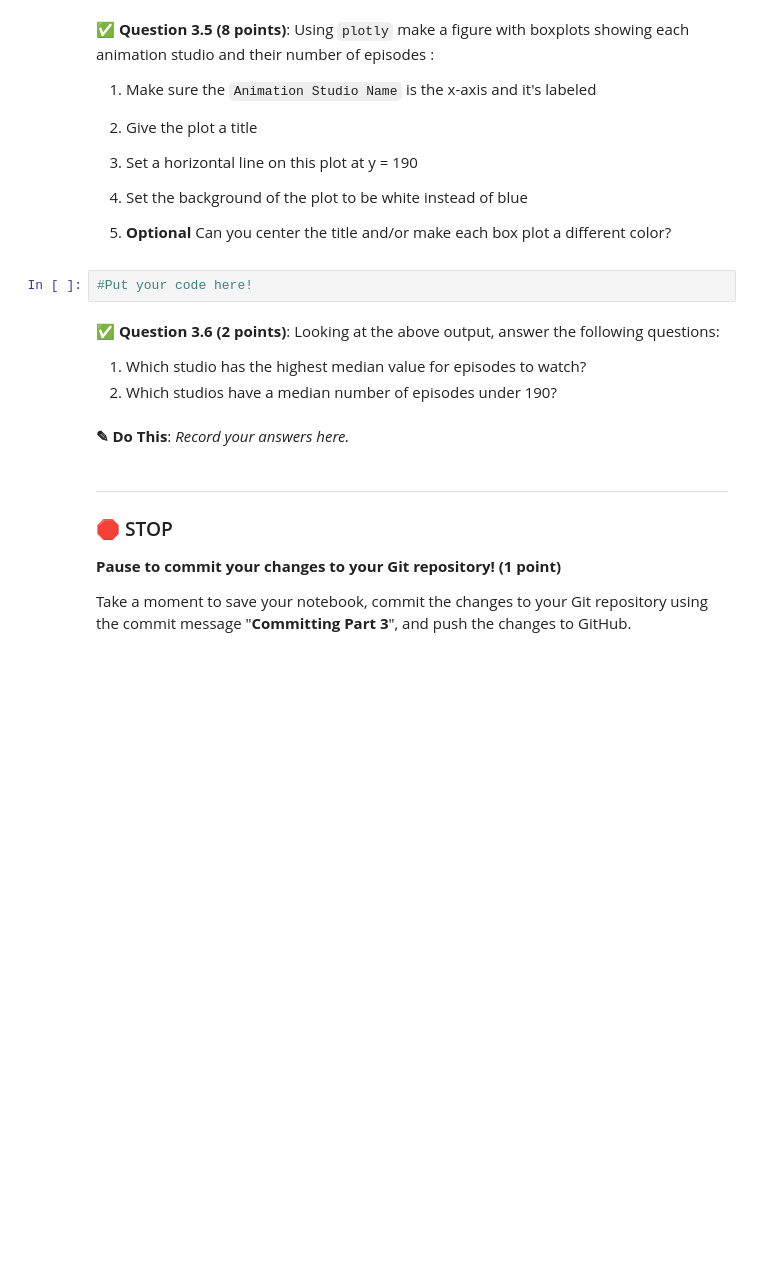
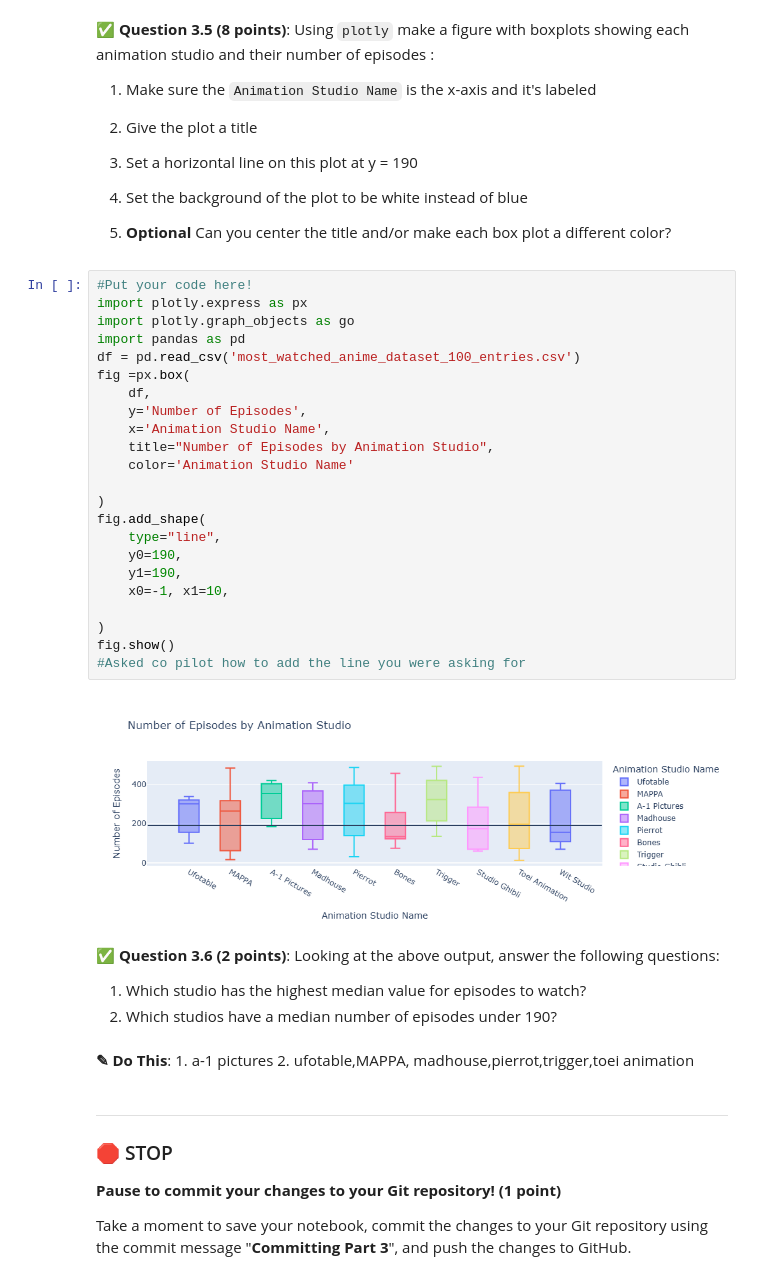
Before and after one commit to jared-evans14/cmse202-s25-turnin, a Jupyter notebook: exams/midterm/CMSE202-Midterm-Section002-JaredEvans.ipynb, the cells around one changed output. Drawn from its saved outputs; the diff is of its cells as text; blank space fills up the shorter version.

```diff
--- a/exams/midterm/CMSE202-Midterm-Section002-JaredEvans.ipynb
+++ b/exams/midterm/CMSE202-Midterm-Section002-JaredEvans.ipynb
@@ -302,13 +363,36 @@ This dataset contains more information that we care about at the moment.
 5. **Optional** Can you center the title and/or make each box plot a different color?
 # %%
 #Put your code here!
+import plotly.express as px
+import plotly.graph_objects as go
+import pandas as pd
+df = pd.read_csv('most_watched_anime_dataset_100_entries.csv')
+fig =px.box(
+    df,
+    y='Number of Episodes',
+    x='Animation Studio Name',
+    title="Number of Episodes by Animation Studio",
+    color='Animation Studio Name'
+
+)
+fig.add_shape(
+    type="line",
+    y0=190,
+    y1=190,
+    x0=-1, x1=10,
+
+)
+fig.show()
+#Asked co pilot how to add the line you were asking for
+# %% [output]
+[figure, added]
 # %% [markdown]
 &#9989; **Question 3.6 (2 points)**: Looking at the above output, answer the following questions:
 
 1. Which studio has the highest median value for episodes to watch?
 2. Which studios have a median number of episodes under 190?
 # %% [markdown]
-**<font size=+3>&#9998;</font> Do This**: *Record your answers here.*
+**<font size=+3>&#9998;</font> Do This**: 1. a-1 pictures 2. ufotable,MAPPA, madhouse,pierrot,trigger,toei animation
 # %% [markdown]
 ---
 ### &#128721; STOP
```
Also changed, not shown: parts of 4 cells of this notebook.
